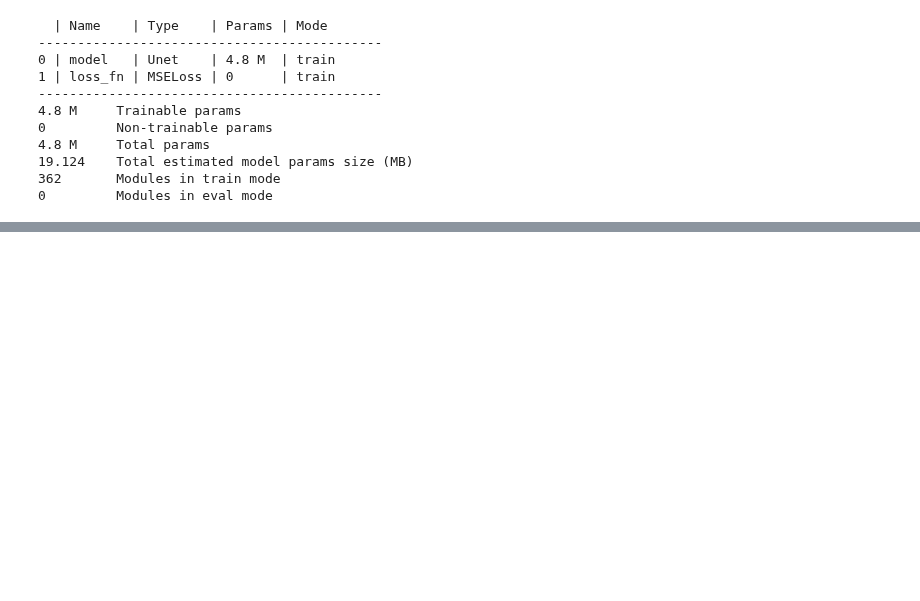
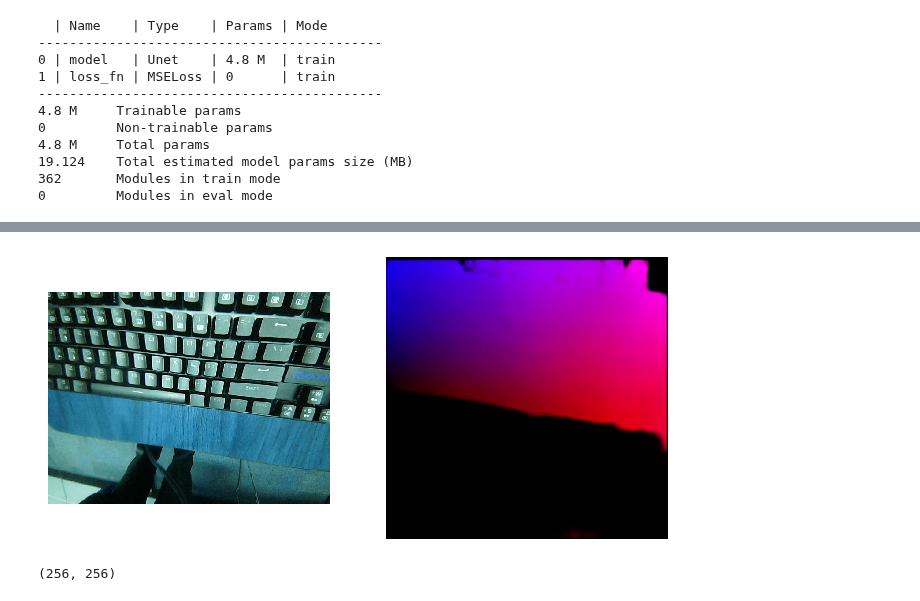
Before and after one commit to umrover/keyboard-detection, a Jupyter notebook: models/key-texcoords-UNet.ipynb, the cells around one changed output, grey strips where cells are left out. Cells and saved outputs as stored; diff of their text form; code cells hidden in the pictures; blank space fills up the shorter version.

```diff
--- a/models/key-texcoords-UNet.ipynb
+++ b/models/key-texcoords-UNet.ipynb
@@ -237,0 +241,18 @@ imshow(img, pred)
+# %%
+img = cv2.imread(f"datasets/test/9.jpg")
+
+transform = transforms.Compose([
+    transforms.ToImage(),
+    transforms.Resize(SIZE),
+    transforms.ToDtype(torch.float32, scale=True),
+    transforms.Normalize(mean, std),
+])
+
+pred = model.predict(model, transform(img))
+imshow(img, pred, figsize=(8, 8))
+# %% [output]
+[figure, added]
+# %%
+pred.shape
+# %% [output]
+(256, 256)
```
Also changed, not shown: parts of 8 cells of this notebook.
